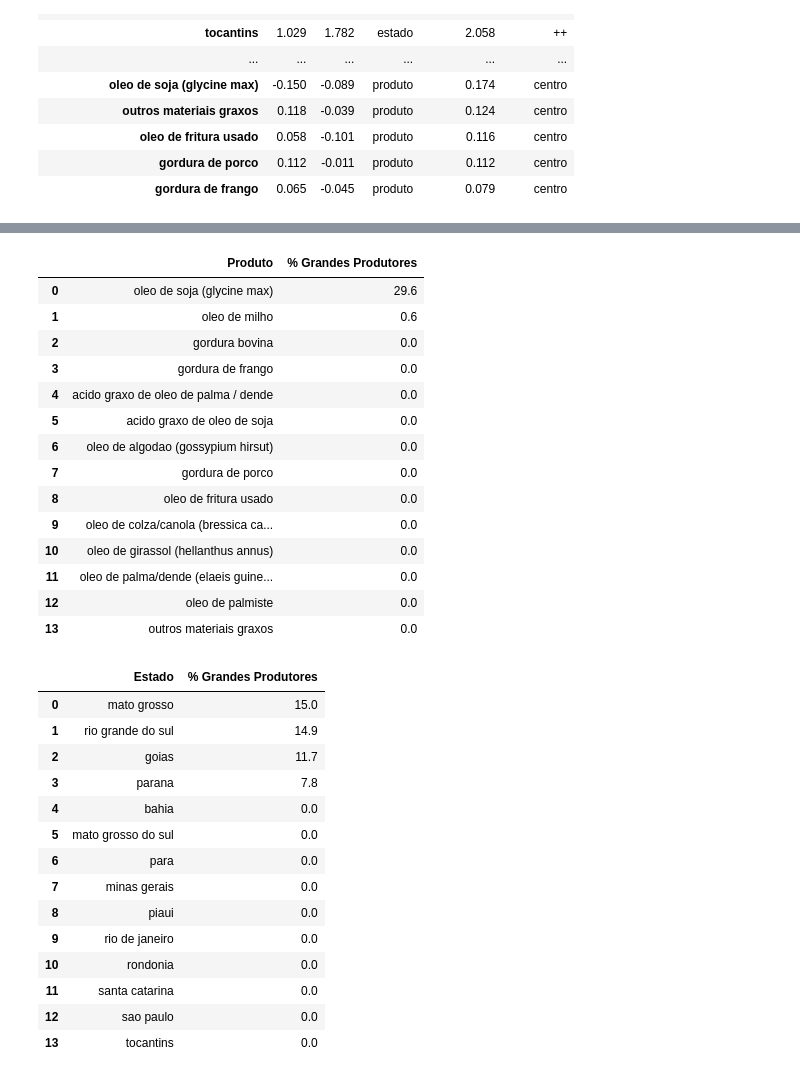
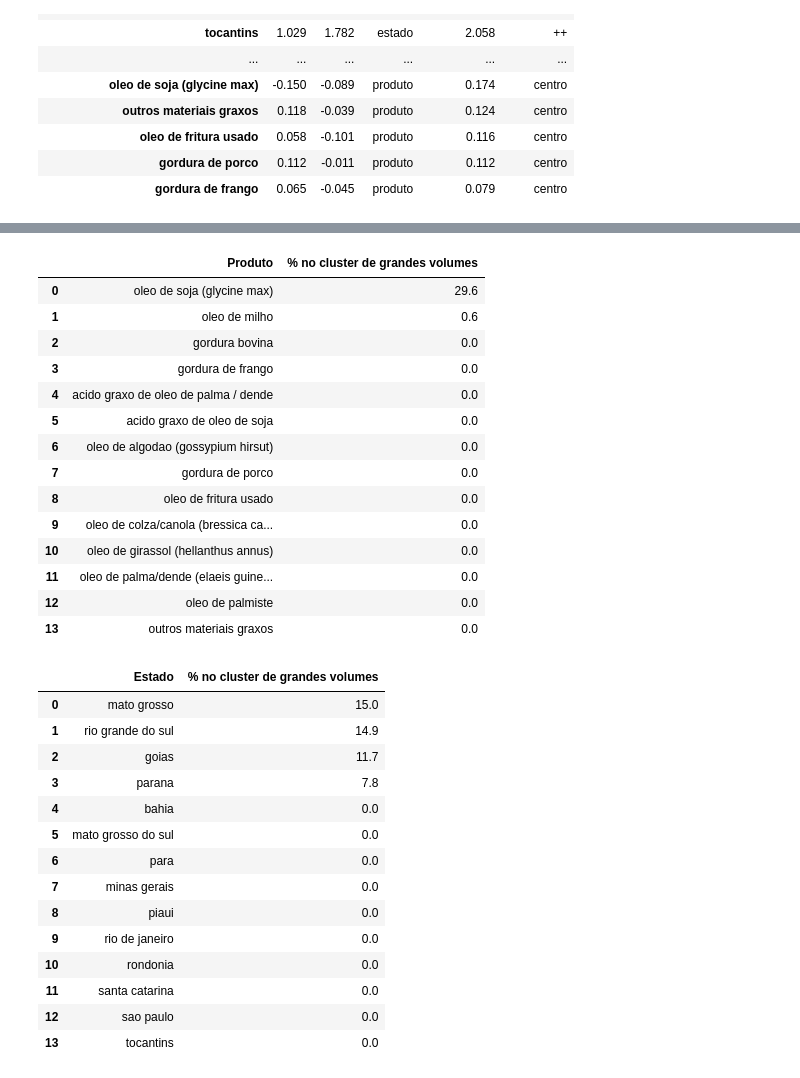
Before and after one commit to bavsvalle/unsupervised-learning-biodiesel-acm, a Jupyter notebook: src/script_biodiesel.ipynb, the cells around one changed output, grey strips where cells are left out. Saved outputs shown, nothing was run; the diff lists cells and outputs as text; code cells hidden in the pictures.

```diff
--- a/src/script_biodiesel.ipynb
+++ b/src/script_biodiesel.ipynb
@@ -918,13 +918,13 @@ for var, titulo in [('produto', 'Produto'), ('estado', 'Estado')]:
 # %%
 tabela_produto = (
     coords_retidas_plot_cluster[coords_retidas_plot_cluster['variavel'] == 'produto'][['pct_cluster1']]
     .sort_values('pct_cluster1', ascending=False)
     .reset_index()
-    .rename(columns={'index': 'Produto', 'pct_cluster1': '% Grandes Produtores'})
+    .rename(columns={'index': 'Produto', 'pct_cluster1': '% no cluster de grandes volumes'})
 )
 tabela_produto
 # %% [output]
-|  | Produto | % Grandes Produtores |
+|  | Produto | % no cluster de grandes volumes |
 | 0 | oleo de soja (glycine max) | 29.6 |
 | 1 | oleo de milho | 0.6 |
 | 2 | gordura bovina | 0.0 |
@@ -944,11 +944,11 @@ tabela_estado = (
     coords_retidas_plot_cluster[coords_retidas_plot_cluster['variavel'] == 'estado'][['pct_cluster1']]
     .sort_values('pct_cluster1', ascending=False)
     .reset_index()
-    .rename(columns={'index': 'Estado', 'pct_cluster1': '% Grandes Produtores'})
+    .rename(columns={'index': 'Estado', 'pct_cluster1': '% no cluster de grandes volumes'})
 )
 tabela_estado
 # %% [output]
-|  | Estado | % Grandes Produtores |
+|  | Estado | % no cluster de grandes volumes |
 | 0 | mato grosso | 15.0 |
 | 1 | rio grande do sul | 14.9 |
 | 2 | goias | 11.7 |
```
Also changed, not shown: parts of 2 cells of this notebook.
